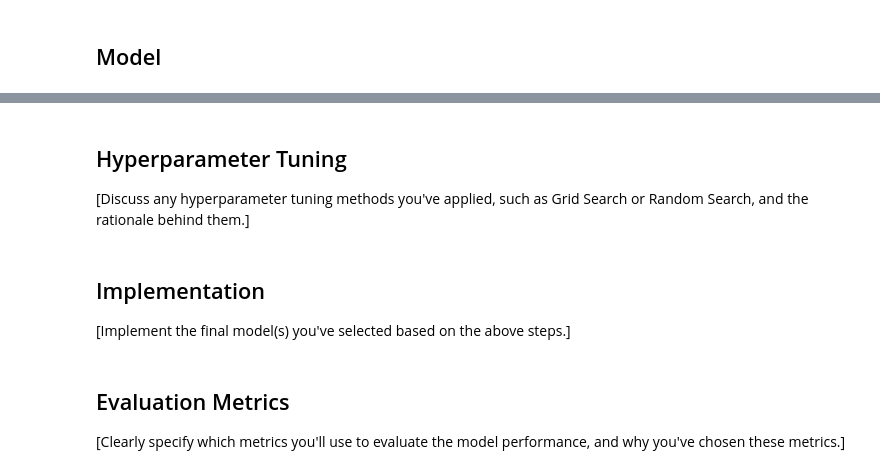
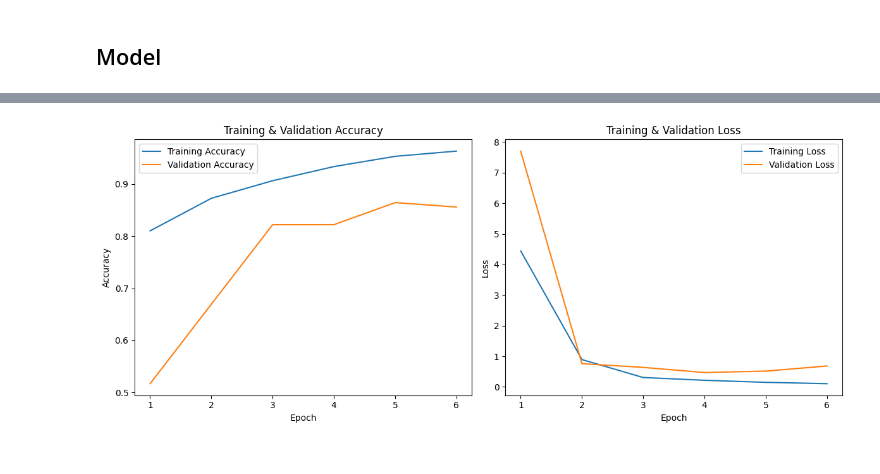
Before and after one commit to thsator/sat-imagery-ml, a Jupyter notebook: 3_Model/model_definition_evaluation.ipynb, the cells around one changed output, grey strips where cells are left out. Drawn from its saved outputs; the diff is of its cells as text; code cells hidden in the pictures.

```diff
--- a/3_Model/model_definition_evaluation.ipynb
+++ b/3_Model/model_definition_evaluation.ipynb
@@ -190,32 +504,57 @@ history = model.fit(
+# %%
+# implement early stopping:
+early_stop = keras.callbacks.EarlyStopping(
+    monitor='val_loss',
+    patience=2,
+    restore_best_weights=True
+)
+
+checkpoint = keras.callbacks.ModelCheckpoint(
+    'best_model.keras',
+    monitor='val_loss',
+    save_best_only=True
+)
+
+history_synth = model_synth.fit(
+    combined_dataset,
+    validation_data=test_df,
+    epochs=20,
+    callbacks=[early_stop, checkpoint]
+)
 # %%
-import matplotlib
-matplotlib.use('Agg')  # Or 'TkAgg'
 import matplotlib.pyplot as plt
 
-acc = history.history['accuracy']
-val_acc = history.history['val_accuracy']
-loss = history.history['loss']
-val_loss = history.history['val_loss']
+# extract metrics
+acc = history_synth.history['accuracy']
+val_acc = history_synth.history['val_accuracy']
 
-epochs_range = range(len(acc))
+loss = history_synth.history['loss']
+val_loss = history_synth.history['val_loss']
 
-plt.figure(figsize=(12, 6))
+epochs_range = range(1, len(acc) + 1)
 
+# plot
+plt.figure(figsize=(12, 5))
+
+# accuracy
 plt.subplot(1, 2, 1)
 plt.plot(epochs_range, acc, label='Training Accuracy')
 plt.plot(epochs_range, val_acc, label='Validation Accuracy')
+plt.title('Training & Validation Accuracy')
+plt.xlabel('Epoch')
+plt.ylabel('Accuracy')
 plt.legend()
-plt.title('Accuracy')
 
+# loss
 plt.subplot(1, 2, 2)
 plt.plot(epochs_range, loss, label='Training Loss')
 plt.plot(epochs_range, val_loss, label='Validation Loss')
+plt.title('Training & Validation Loss')
+plt.xlabel('Epoch')
+plt.ylabel('Loss')
 plt.legend()
-plt.title('Loss')
 
-plt.savefig("training_plot.png")
-print("✅ Saved: training_plot.png")
+plt.tight_layout()
+plt.show()
+# %% [output]
+[figure, added]
-# %% [markdown]
-## Hyperparameter Tuning
-
-[Discuss any hyperparameter tuning methods you've applied, such as Grid Search or Random Search, and the rationale behind them.]
@@ -228,4 +560,0 @@ print("✅ Saved: training_plot.png")
-# %% [markdown]
-## Implementation
-
-[Implement the final model(s) you've selected based on the above steps.]
@@ -236,4 +560,0 @@ print("✅ Saved: training_plot.png")
-# %% [markdown]
-## Evaluation Metrics
-
-[Clearly specify which metrics you'll use to evaluate the model performance, and why you've chosen these metrics.]
```
Also changed, not shown: parts of 35 cells of this notebook.
